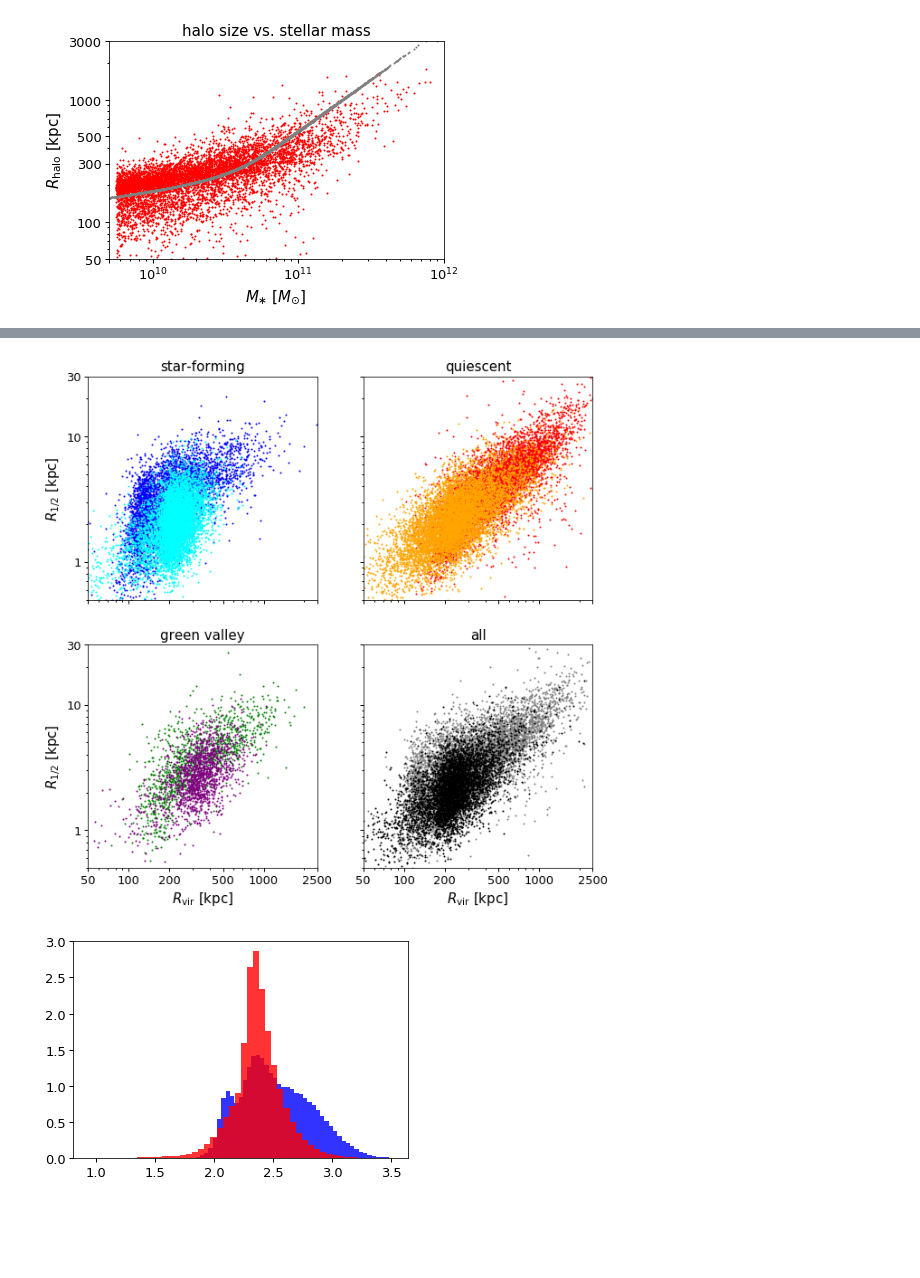
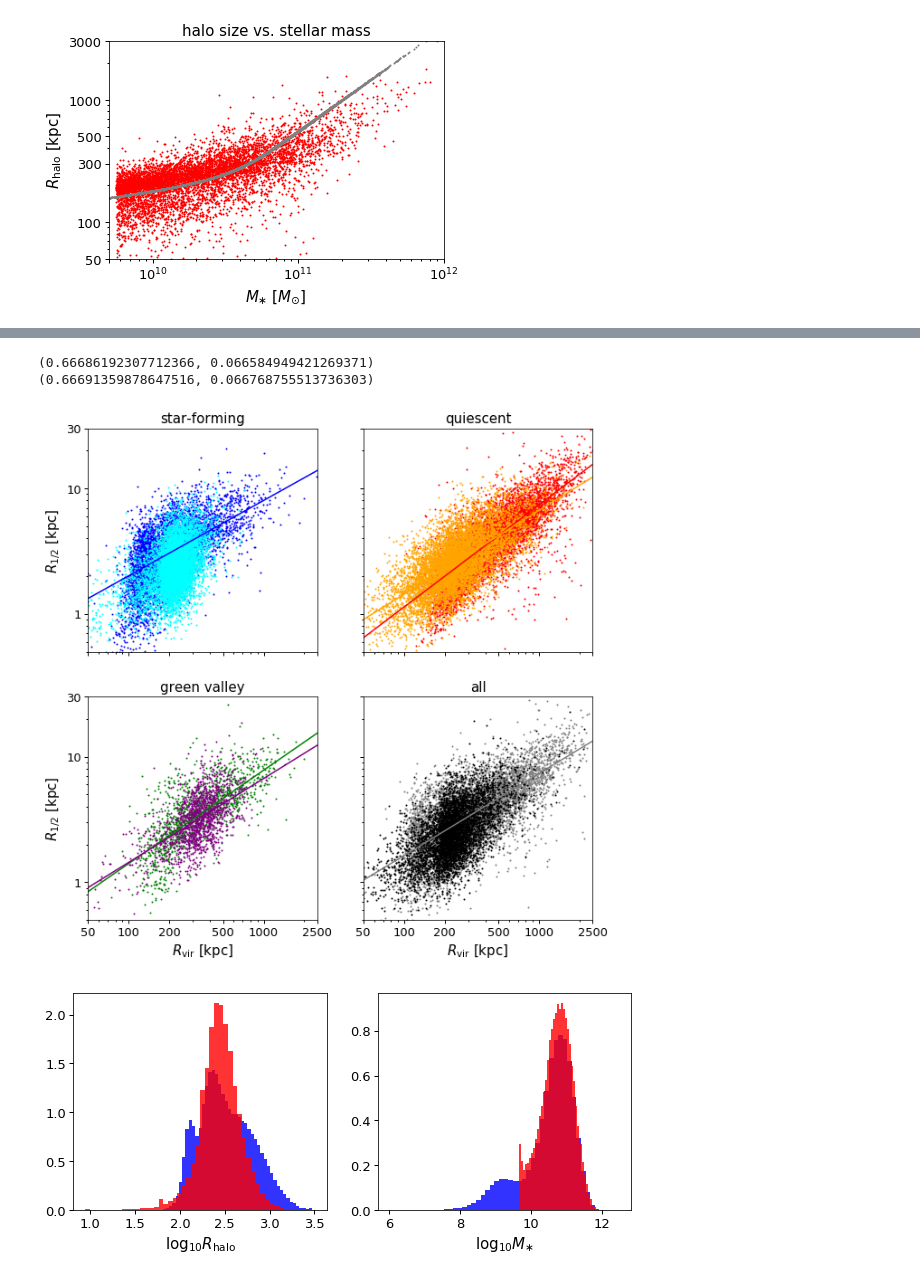
Before and after one commit to aphearin/galsize_models, a Jupyter notebook: notebooks/random_bt_forward_model.ipynb, the cells around one changed output, grey strips where cells are left out. Cells and saved outputs as stored; diff of their text form; code cells hidden in the pictures; blank space fills up the shorter version.

Commit message:
Updated notebooks with in-progress power law fitting

```diff
--- a/notebooks/random_bt_forward_model.ipynb
+++ b/notebooks/random_bt_forward_model.ipynb
@@ -27,12 +27,12 @@ Total runtime = 4.53 seconds
 ['obs_sfr', 'icl', 'upid', 'mpeak', 'sfr', 'halo_id', 'mvir', 'rvir', 'vmax_at_mpeak', 'vx', 'a_first_infall', 'sm', 'vy', 'y', 'x', 'vz', 'z', 'dvmax_zscore', 'obs_sm', 'halo_hostid', 'host_halo_rvir ...
+# %%
+from galsize_models.measurements.distribution_matching import distribution_matching_indices
+logsm_bins = np.linspace(9.75, 11.5, 25)
+idx_sm_matched = distribution_matching_indices(np.log10(mock['sm']), sdss['sm'], len(sdss))
 # %%
-from galsize_models.models.kravtsov13 import galaxy_radius_vs_halo_radius_power_law
-
-norm_all, index_all = 0.08, .65
-
 from galsize_models.models import component_size_vs_rhalo, galaxy_size_vs_rhalo
 scatter = 0.2
-norm_bulge, norm_disk = 0.02, 0.08
+norm_bulge, norm_disk = 0.02, 0.1
 alpha_bulge, alpha_disk = 0.85, 0.6
 mock['r50_magr_kpc_meert15'] = galaxy_size_vs_rhalo(mock['rvir_halo_kpc'], mock['bt_meert15_random'],
                                    norm_bulge, norm_disk, alpha_bulge, alpha_disk,
@@ -42,7 +42,8 @@ fig, ax = plt.subplots(1, 1)
 __=ax.loglog()
 
 nskip = 50
-__=ax.scatter(mock['obs_sm'][::2*nskip], mock['r50_magr_kpc_meert15'][::2*nskip], s=1, color='blue')
+# __=ax.scatter(mock['obs_sm'][::nskip], mock['r50_magr_kpc_meert15'][::nskip], s=1, color='blue')
+__=ax.scatter(mock['obs_sm'][idx_sm_matched][::nskip], mock['r50_magr_kpc_meert15'][idx_sm_matched][::nskip], s=1, color='red')
 __=ax.scatter(10**sdss['sm'][::nskip], sdss['r50_magr_kpc_meert15'][::nskip], s=1, color='green')
 
 
@@ -124,3 +128,9 @@ legend = ax.legend()
+# %%
+print(alpha_model1_all, norm_model1_all)
+print(alpha_model1_all_sm_corrected, norm_model1_all_sm_corrected)
+# %% [output]
+(0.66686192307712366, 0.066584949421269371)
+(0.66691359878647516, 0.066768755513736303)
 # %%
 mask_sf = sdss['ssfr'] >= -10.75
 mask_gv = (sdss['ssfr'] < -10.75) & (sdss['ssfr'] >= -11.25)
@@ -129,6 +139,19 @@ mask_q = (sdss['ssfr'] < -11.25)
 mock_mask_sf = mock['ssfr'] >= -10.75
 mock_mask_gv = (mock['ssfr'] < -10.75) & (mock['ssfr'] >= -11.25)
 mock_mask_q = (mock['ssfr'] < -11.25)
+
+alpha_model1_sf, norm_model1_sf = c1_c0_fit(mock['r50_magr_kpc_meert15'][mock_mask_sf],
+                                            mock['rvir_halo_kpc'][mock_mask_sf])
+alpha_model1_gv, norm_model1_gv = c1_c0_fit(mock['r50_magr_kpc_meert15'][mock_mask_gv],
+                                            mock['rvir_halo_kpc'][mock_mask_gv])
+alpha_model1_q, norm_model1_q = c1_c0_fit(mock['r50_magr_kpc_meert15'][mock_mask_q],
+                                            mock['rvir_halo_kpc'][mock_mask_q])
+alpha_sdss_sf, norm_sdss_sf = c1_c0_fit(sdss['r50_magr_kpc_meert15'][mask_sf],
+                                            sdss['rvir_halo_kpc'][mask_sf])
+alpha_sdss_gv, norm_sdss_gv = c1_c0_fit(sdss['r50_magr_kpc_meert15'][mask_gv],
+                                            sdss['rvir_halo_kpc'][mask_gv])
+alpha_sdss_q, norm_sdss_q = c1_c0_fit(sdss['r50_magr_kpc_meert15'][mask_q],
+                                            sdss['rvir_halo_kpc'][mask_q])
 
 fig, ((ax1, ax2), (ax3, ax4)) = plt.subplots(2, 2, sharex=True, sharey=True,
                                             figsize=(10, 10))
@@ -143,12 +166,23 @@ __=ax1.scatter(mock['rvir_halo_kpc'][mock_mask_sf][::nskip],
               mock['r50_magr_kpc_meert15'][mock_mask_sf][::nskip],
               color='cyan', s=1, label='')
 
+rhalo_abscissa = np.linspace(10, 25000, 200)
+__=ax1.plot(rhalo_abscissa, norm_sdss_sf*rhalo_abscissa**alpha_sdss_sf,
+          color='blue', label='SDSS')
+__=ax1.plot(rhalo_abscissa, norm_model1_sf*rhalo_abscissa**alpha_model1_sf,
+          color='cyan', label='model')
+
+
 __=ax2.scatter(sdss['rvir_halo_kpc'][mask_q][::nskip],
               sdss['r50_magr_kpc_meert15'][mask_q][::nskip],
               color='red', s=1, label='')
 __=ax2.scatter(mock['rvir_halo_kpc'][mock_mask_q][::nskip],
               mock['r50_magr_kpc_meert15'][mock_mask_q][::nskip],
               color='orange', s=1, label='')
+__=ax2.plot(rhalo_abscissa, norm_sdss_q*rhalo_abscissa**alpha_sdss_q,
+          color='red', label='SDSS')
+__=ax2.plot(rhalo_abscissa, norm_model1_q*rhalo_abscissa**alpha_model1_q,
+          color='orange', label='model')
 
 __=ax3.scatter(sdss['rvir_halo_kpc'][mask_gv][::nskip],
               sdss['r50_magr_kpc_meert15'][mask_gv][::nskip],
@@ -156,6 +190,10 @@ __=ax3.scatter(sdss['rvir_halo_kpc'][mask_gv][::nskip],
 __=ax3.scatter(mock['rvir_halo_kpc'][mock_mask_gv][::nskip],
               mock['r50_magr_kpc_meert15'][mock_mask_gv][::nskip],
               color='purple', s=1, label='')
+__=ax3.plot(rhalo_abscissa, norm_sdss_gv*rhalo_abscissa**alpha_sdss_gv,
+          color='green', label='SDSS')
+__=ax3.plot(rhalo_abscissa, norm_model1_gv*rhalo_abscissa**alpha_model1_gv,
+          color='purple', label='model')
 
 __=ax4.scatter(sdss['rvir_halo_kpc'][::2*nskip],
               sdss['r50_magr_kpc_meert15'][::2*nskip],
@@ -163,6 +201,10 @@ __=ax4.scatter(sdss['rvir_halo_kpc'][::2*nskip],
 __=ax4.scatter(mock['rvir_halo_kpc'][::3*nskip],
               mock['r50_magr_kpc_meert15'][::3*nskip],
               color='k', s=1, label='')
+__=ax4.plot(rhalo_abscissa, norm_sdss_all*rhalo_abscissa**alpha_sdss_all,
+          color='gray', label='SDSS')
+# __=ax4.plot(rhalo_abscissa, norm_model1_all*rhalo_abscissa**alpha_model1_all,
+#           color='all', label='model')
 
 
 xlim1 = ax1.set_xlim(50, 2500)
@@ -203,12 +245,17 @@ title2 = ax2.set_title('quiescent')
 title3 = ax3.set_title('green valley')
 title4 = ax4.set_title('all')
 # %% [output]
-[figure, old version]
+[figure, new version]
 # %%
-fig, ax = plt.subplots(1, 1)
+fig, (ax1, ax2) = plt.subplots(1, 2, figsize=(10, 4))
 
-__=ax.hist(np.log10(sdss['rvir_halo_kpc']), bins=50, normed=True, color='blue', alpha=0.8)
-__=ax.hist(np.log10(mock['rvir_halo_kpc']), bins=50, normed=True, color='red', alpha=0.8)
+__=ax1.hist(np.log10(sdss['rvir_halo_kpc']), bins=50, normed=True, color='blue', alpha=0.8)
+__=ax1.hist(np.log10(mock['rvir_halo_kpc'][idx_sm_matched]), bins=50, normed=True, color='red', alpha=0.8)
+__=ax2.hist(sdss['sm'], bins=50, normed=True, color='blue', alpha=0.8)
+__=ax2.hist(np.log10(mock['sm'][idx_sm_matched]), bins=50, normed=True, color='red', alpha=0.8)
+
+xlabel1 = ax1.set_xlabel(r'$\log_{10}R_{\rm halo}$')
+xlabel2 = ax2.set_xlabel(r'$\log_{10}M_{\ast}$')
 # %% [output]
-[figure, old version]
+[figure, new version]
 # %%
```
Also changed, not shown: parts of 5 cells of this notebook, 1 other file.
